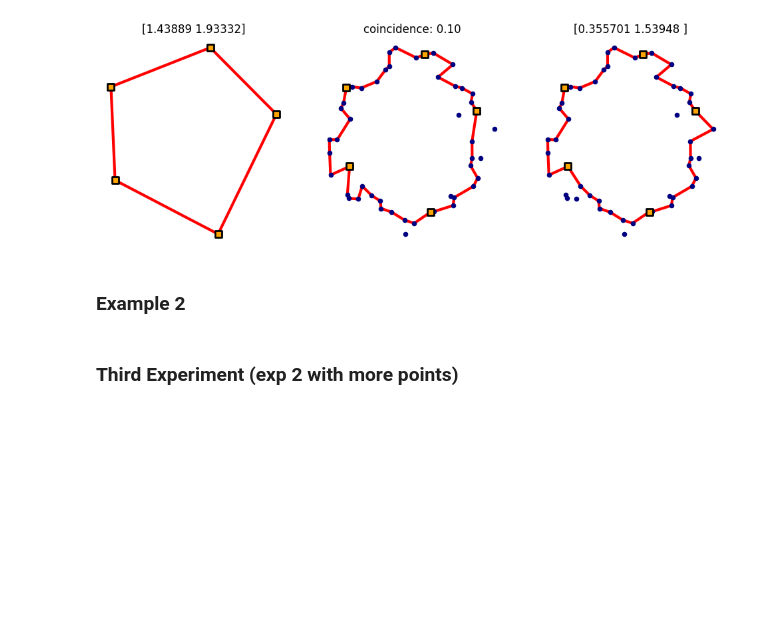
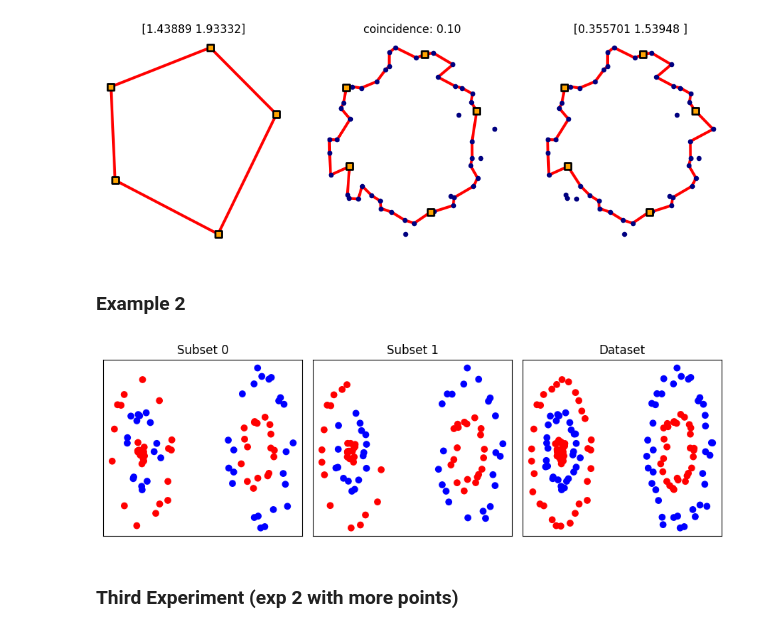
Before and after one commit to Cimagroup/IBloFunMatch, a Jupyter notebook: Notebooks/SamplesTDQ.ipynb, the cells around one changed output. Cells and saved outputs as stored; diff of their text form; code cells hidden in the pictures; blank space fills up the shorter version.

Commit message:
added fleet plots

```diff
--- a/Notebooks/SamplesTDQ.ipynb
+++ b/Notebooks/SamplesTDQ.ipynb
@@ -316,6 +316,30 @@ for idx_class in range(NUM_class):
         plt.savefig(f"second_reps_{idx_class}_{idx_subset}.png")
     # subset range
 # class range
+# %%
+colors=["red", "blue"]
+fig, ax = plt.subplots(nrows=1, ncols=3, figsize=(9,3))
+# First subset
+S1 = S_list[0]
+yS1 = yS_list[0]
+for idx, (S, yS) in enumerate(zip(S_list, yS_list)):
+    yS = yS.astype("int")
+    colorlist = [colors[label] for label in yS]
+    ax[idx].scatter(S[:,0], S[:,1], color=colorlist)
+    ax[idx].set_title(f"Subset {idx}")
+
+# Total point cloud
+y = y.astype("int")
+colorlist = [colors[label] for label in y]
+ax[2].scatter(data[:,0], data[:,1], color=colorlist)
+ax[2].set_title("Dataset")
+for ax_it in ax:
+    ax_it.set_xticks([])
+    ax_it.set_yticks([])
+fig.tight_layout()
+plt.savefig("second_points_and_samples.png")
+# %% [output]
+[figure, added]
 # %% [markdown]
 ### Third Experiment (exp 2 with more points)
 # %%
```
Also changed, not shown: parts of 4 cells of this notebook, 1 other file.
